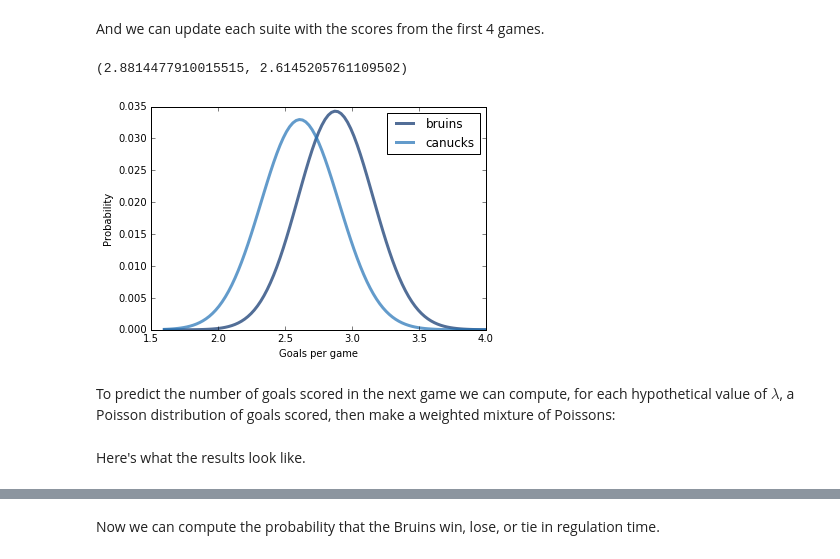
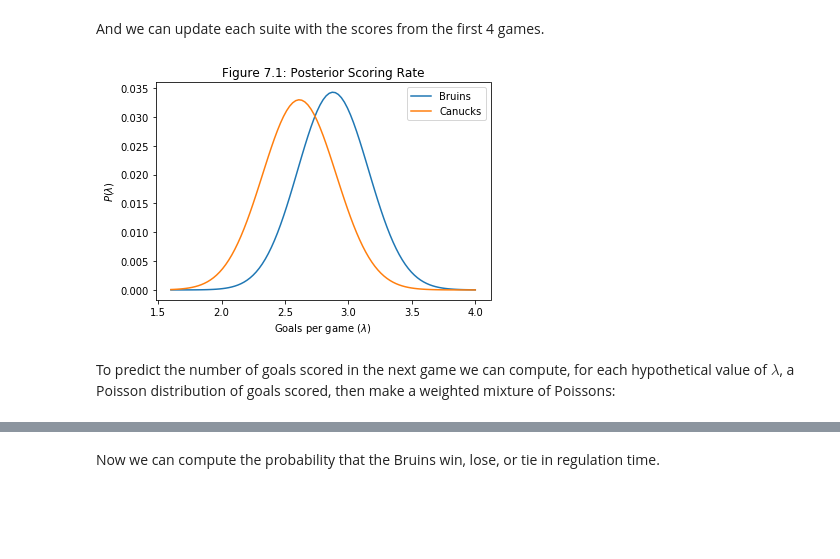
Before and after one commit to alexklibisz/exercises, a Jupyter notebook: think-bayes/chap07.ipynb, the cells around one changed output, grey strips where cells are left out. Cells and saved outputs as stored; diff of their text form; code cells hidden in the pictures; blank space fills up the shorter version.

```diff
--- a/think-bayes/chap07.ipynb
+++ b/think-bayes/chap07.ipynb
@@ -180,18 +186,23 @@ thinkplot.Config(xlabel='Goals per game',
 # %% [markdown]
 And we can update each suite with the scores from the first 4 games.
-# %%
-suite1.UpdateSet([0, 2, 8, 4])
-suite2.UpdateSet([1, 3, 1, 0])
-
-thinkplot.PrePlot(num=2)
-thinkplot.Pdf(suite1)
-thinkplot.Pdf(suite2)
-thinkplot.Config(xlabel='Goals per game',
-                ylabel='Probability')
-
-suite1.Mean(), suite2.Mean()
-# %% [output]
-(2.8814477910015515, 2.6145205761109502)
-[figure, removed]
+# %%
+sr_b = ScoringRate()
+sr_c = ScoringRate()
+
+for n in [0, 2, 8, 4]:
+    sr_b.update(n)
+
+for n in [1, 3, 1, 0]:
+    sr_c.update(n)
+
+sr_b.plot(label='Bruins')
+sr_c.plot(label='Canucks')
+plt.xlabel('Goals per game ($\lambda$)')
+plt.ylabel('$P(\lambda)$')
+plt.title('Figure 7.1: Posterior Scoring Rate')
+plt.legend()
+plt.show()
+# %% [output]
+[figure, added]
 # %% [markdown]
 To predict the number of goals scored in the next game we can compute, for each hypothetical value of $\lambda$, a Poisson distribution of goals scored, then make a weighted mixture of Poissons:
@@ -218,2 +208,0 @@ def MakeGoalPmf(suite, high=10):
-# %% [markdown]
-Here's what the results look like.
```
Also changed, not shown: parts of 35 cells of this notebook, 1 other file.
